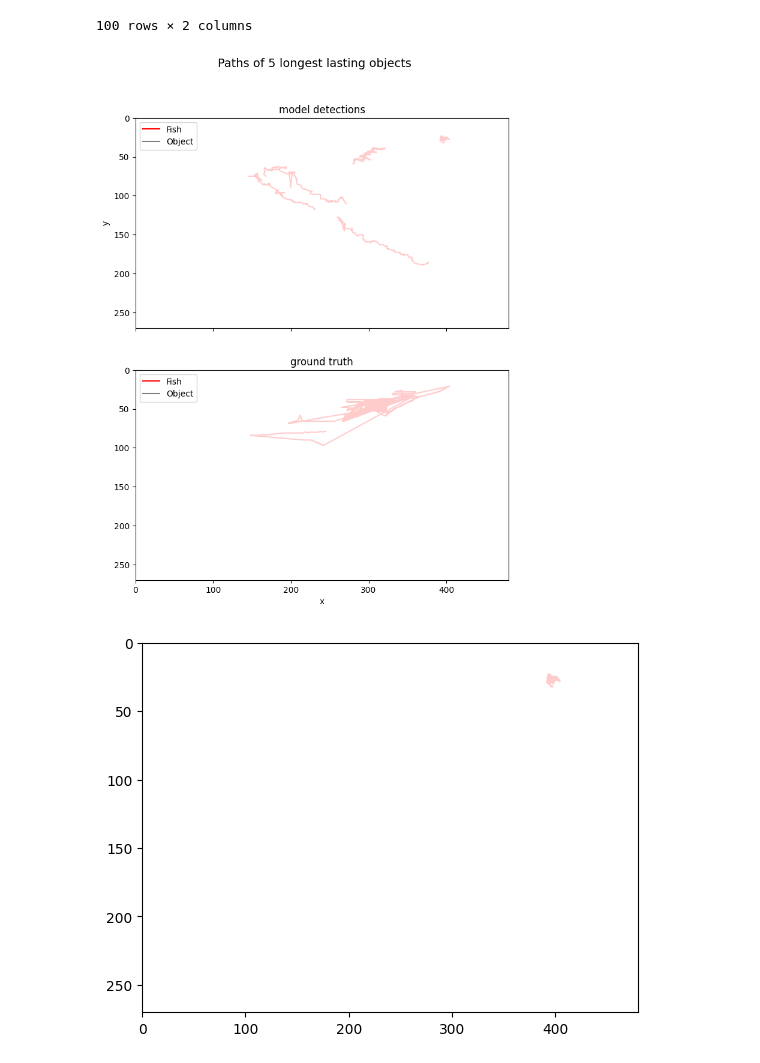
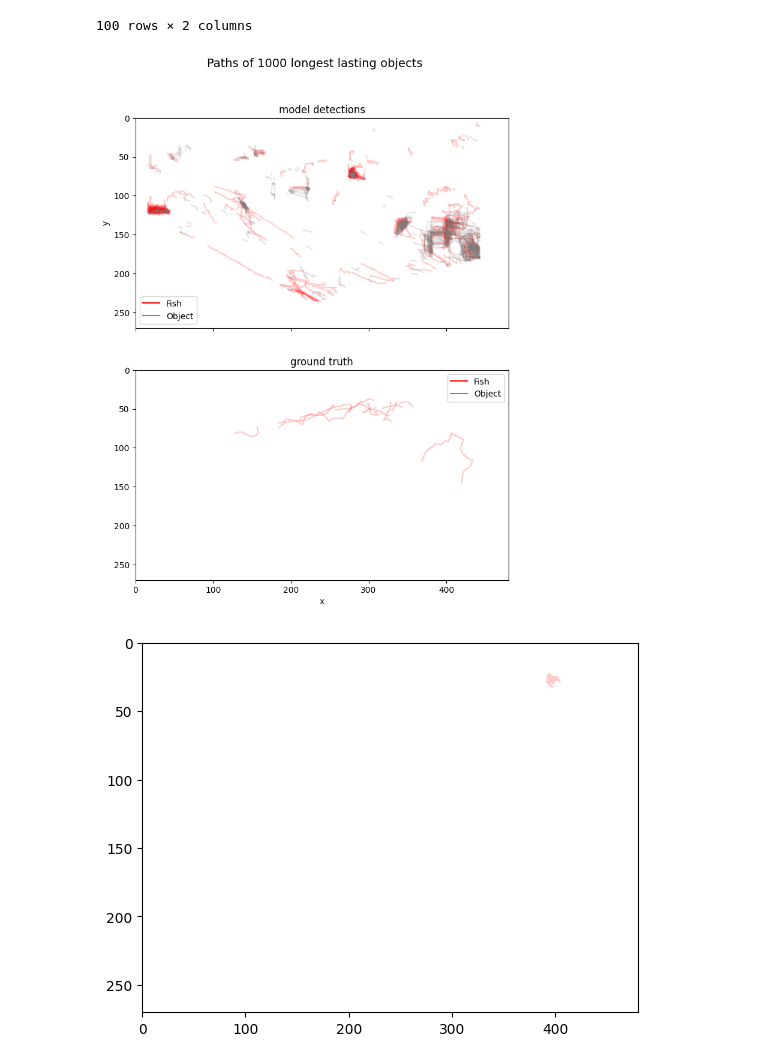
Before and after one commit to axpogroup/AXH-SonarFish, a Jupyter notebook: analysis/1_productionalization/classification_prototyping/classification_prototyping.ipynb, the cells around one changed output. Saved outputs shown, nothing was run; the diff lists cells and outputs as text; code cells hidden in the pictures.

Commit message:
Merged PR 5719: do not interpret all the paths of the fish as one in the plotting
do not interpret all the paths of the fish as one in the plotting

```diff
--- a/analysis/1_productionalization/classification_prototyping/classification_prototyping.ipynb
+++ b/analysis/1_productionalization/classification_prototyping/classification_prototyping.ipynb
@@ -51,40 +51,41 @@ value_counts_model.head(100)
 | 99 | 3054 | 55 |
 100 rows × 2 columns
 # %%
-amount = 5
+amount = 1000
 alpha = 0.2
 fish_color = "red"
 object_color = "grey"
 
 fig, [ax, ax1] = plt.subplots(nrows=2, ncols=1, sharex=True,  figsize=(10, 10))
 plt.gca().invert_yaxis()
 
 for object in value_counts_model.id.tolist()[:amount]:
     if model_detections.loc[model_detections.id == object, "classification"].value_counts().idxmax() == "fish":
         color = fish_color
     else:
         color = object_color
     ax.plot(model_detections.loc[model_detections.id == object, "x"], model_detections.loc[model_detections.id == object, "y"], alpha=alpha, color=color)
 
-ax1.plot(ground_truth["x"], ground_truth["y"], alpha=alpha, color=fish_color)
+for object in value_counts_truth.id.tolist():
+    ax1.plot(ground_truth.loc[ground_truth.id == object, "x"], ground_truth.loc[ground_truth.id == object, "y"], alpha=alpha, color=fish_color)
 
 ax.set(ylabel='y',
        title="model detections", ylim=[270, 0], xlim=[0, 480])
 ax1.set(xlabel='x', title="ground truth", ylim=[270, 0], xlim=[0, 480])
 ax.set_aspect('equal', adjustable='box')
 ax1.set_aspect('equal', adjustable='box')
 fig.suptitle(f"Paths of {amount} longest lasting objects", fontsize=14)
 
 line1 = ax.plot([],[], color=fish_color, label='Fish')
 line2 = ax.plot([],[], color=object_color, label='Object')
 ax.legend()
 line1 = ax1.plot([],[], color=fish_color, label='Fish')
 line2 = ax1.plot([],[], color=object_color, label='Object')
 ax1.legend()
 
 plt.show()
 # %% [output]
-[figure, old version]
+[figure, new version]
 # %%
 def plot_path(identifier, data, alpha, color):
     ylim=[270, 0]
```
